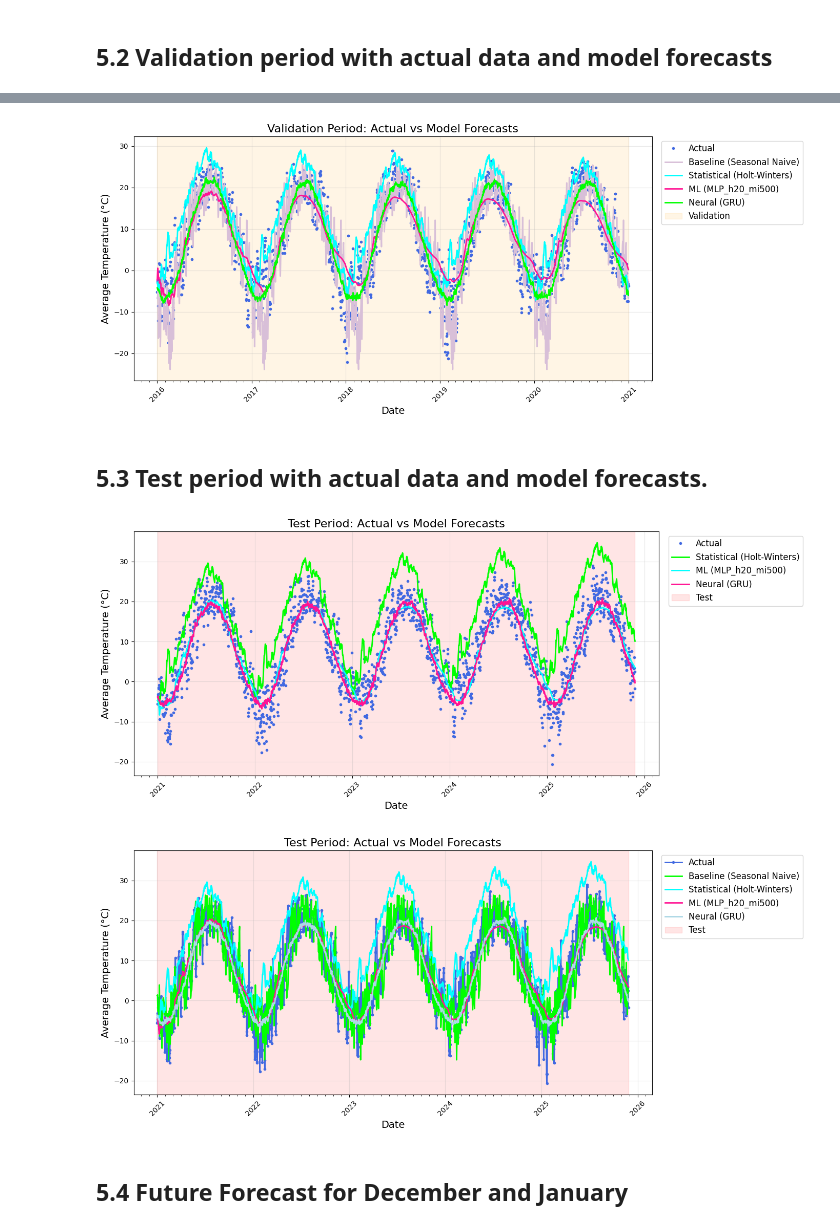
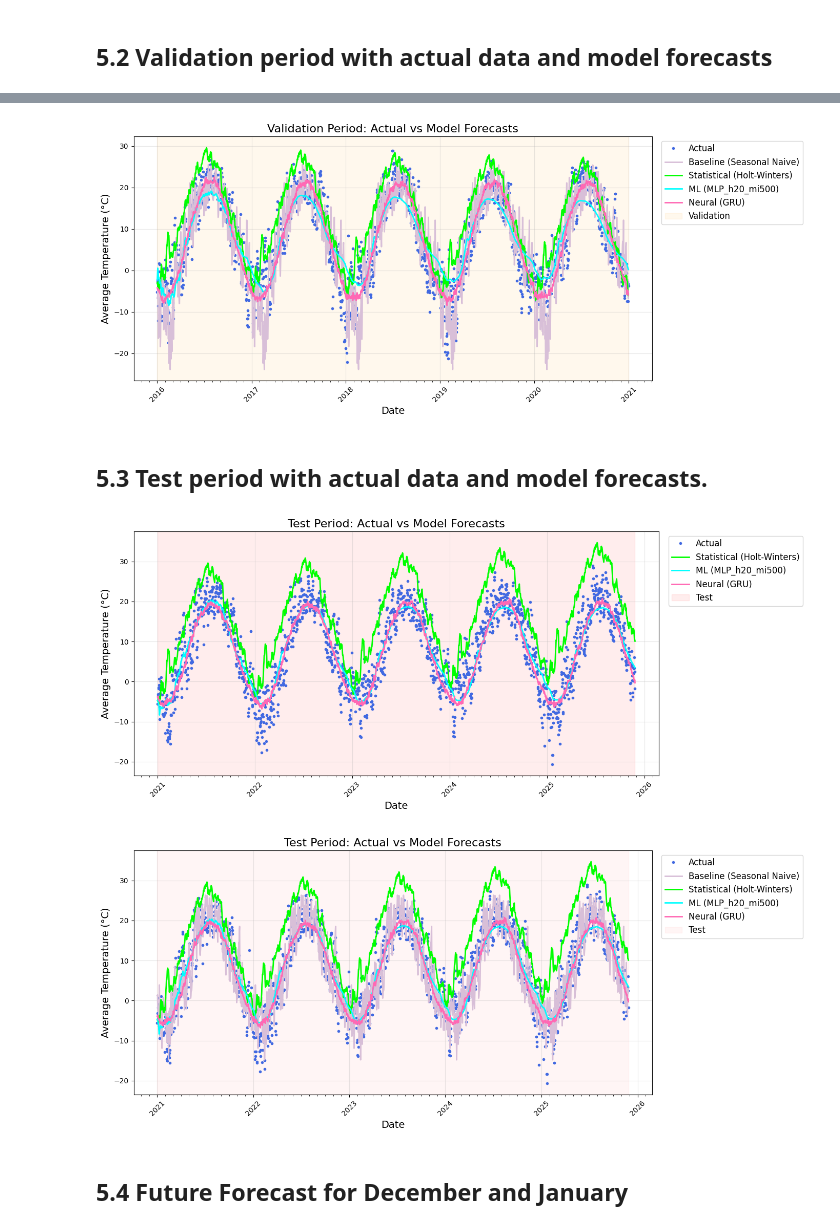
Before and after one commit to smn-krn/TIS3IL-WS25-Project, a Jupyter notebook: code/03-visualization.ipynb, the cells around one changed output, grey strips where cells are left out. Drawn from its saved outputs; the diff is of its cells as text; code cells hidden in the pictures.

Commit message:
Final Visualizations for 31.12. Deadline

```diff
--- a/code/03-visualization.ipynb
+++ b/code/03-visualization.ipynb
@@ -474,7 +478,7 @@ models_to_plot = all_models[1:] #skip the first element - Baseline
 plt.plot(val_df['time'], val_df['tavg'], 'o', color='royalblue', markersize=3, label='Actual', linewidth=2)
 
 #Plot each model's validation predictions
-colors = ['lime', 'aqua', 'deeppink', 'lightblue']
+colors = ['lime', 'cyan', 'hotpink', 'lightblue']
 for i, model in enumerate(models_to_plot):
     plt.plot(
         val_df['time'],
@@ -484,7 +488,7 @@ for i, model in enumerate(models_to_plot):
     )
 
 #Background shading
-plt.axvspan(val_start, val_end, color="orange", alpha=0.1, label="Validation")
+plt.axvspan(val_start, val_end, color="orange", alpha=0.07, label="Validation")
 
 #Labels and title
 plt.xlabel("Date", fontsize=14)
@@ -514,7 +518,7 @@ plt.figure(figsize=(14, 6))
 plt.plot(val_df['time'], val_df['tavg'], 'o', color='royalblue', markersize=3, label='Actual', linewidth=2)
 
 #Plot each model's validation predictions
-colors = ['thistle', 'aqua', 'deeppink', 'lime']
+colors = ['thistle', 'lime', 'cyan','hotpink']
 for i, model in enumerate(all_models):
     plt.plot(
         val_df['time'],
@@ -524,7 +528,7 @@ for i, model in enumerate(all_models):
     )
 
 #Background shading
-plt.axvspan(val_start, val_end, color="orange", alpha=0.1, label="Validation")
+plt.axvspan(val_start, val_end, color="orange", alpha=0.07, label="Validation")
 
 #Labels and title
 plt.xlabel("Date", fontsize=14)
@@ -546,7 +550,7 @@ plt.xticks(rotation=45)
 plt.tight_layout()
 plt.show()
 # %% [output]
-[figure, old version]
+[figure, new version]
 # %% [markdown]
 ## 5.3 Test period with actual data and model forecasts.
 # %%
@@ -558,7 +562,7 @@ models_to_plot = all_models[1:] #skip baseline
 plt.plot(test_df['time'], test_df['tavg'], 'o', color='royalblue', markersize=3, label='Actual', linewidth=2)
 
 #Plot each model's test predictions
-colors = ['lime', 'aqua', 'deeppink', 'lightblue']
+colors = ['lime', 'cyan', 'hotpink', 'lightblue']
 for i, model in enumerate(models_to_plot):
     plt.plot(
         test_df['time'],
@@ -568,7 +572,7 @@ for i, model in enumerate(models_to_plot):
     )
 
 #Background shading
-plt.axvspan(test_start, test_end, color="red", alpha=0.1, label="Test")
+plt.axvspan(test_start, test_end, color="red", alpha=0.07, label="Test")
 
 #Labels and title
 plt.xlabel("Date", fontsize=14)
@@ -589,46 +593,46 @@ plt.xticks(rotation=45)
 plt.tight_layout()
 plt.show()
 # %% [output]
-[figure, old version]
+[figure, new version]
 # %%
 plt.figure(figsize=(14, 6))
 
 #Actual test data
-plt.plot(test_df['time'], test_df['tavg'], '-o', color='royalblue', markersize=3, label='Actual', linewidth=2)
+plt.plot(test_df['time'], test_df['tavg'], 'o', color='royalblue', markersize=3, label='Actual', linewidth=2)
 
 #Plot each model's test predictions
-colors = ['lime', 'aqua', 'deeppink', 'lightblue']
+colors = ['thistle', 'lime', 'cyan','hotpink']
 for i, model in enumerate(all_models):
     plt.plot(
         test_df['time'],
         model['test_pred'],
         '-', color=colors[i % len(colors)], linewidth=2,
         label=f"{model['model_family']} ({model['model_name']})"
     )
 
 #Background shading
-plt.axvspan(test_start, test_end, color="red", alpha=0.1, label="Test")
+plt.axvspan(test_start, test_end, color="red", alpha=0.04, label="Test")
 
 #Labels and title
 plt.xlabel("Date", fontsize=14)
 plt.ylabel("Average Temperature (°C)", fontsize=14)
 plt.title("Test Period: Actual vs Model Forecasts", fontsize=16)
 
 #Grid and legend outside the plot
 plt.grid(alpha=0.3)
 plt.legend(bbox_to_anchor=(1.01, 1), loc='upper left', fontsize=12)
 
 #X-axis formatting
 ax = plt.gca()
 ax.xaxis.set_major_locator(mdates.YearLocator())
 ax.xaxis.set_major_formatter(mdates.DateFormatter('%Y'))
 ax.xaxis.set_minor_locator(mdates.MonthLocator())
 plt.xticks(rotation=45)
 
 plt.tight_layout()
 plt.show()
 # %% [output]
-[figure, old version]
+[figure, new version]
 # %% [markdown]
 ## 5.4 Future Forecast for December and January
 # %%
```
Also changed, not shown: parts of 6 cells of this notebook.
